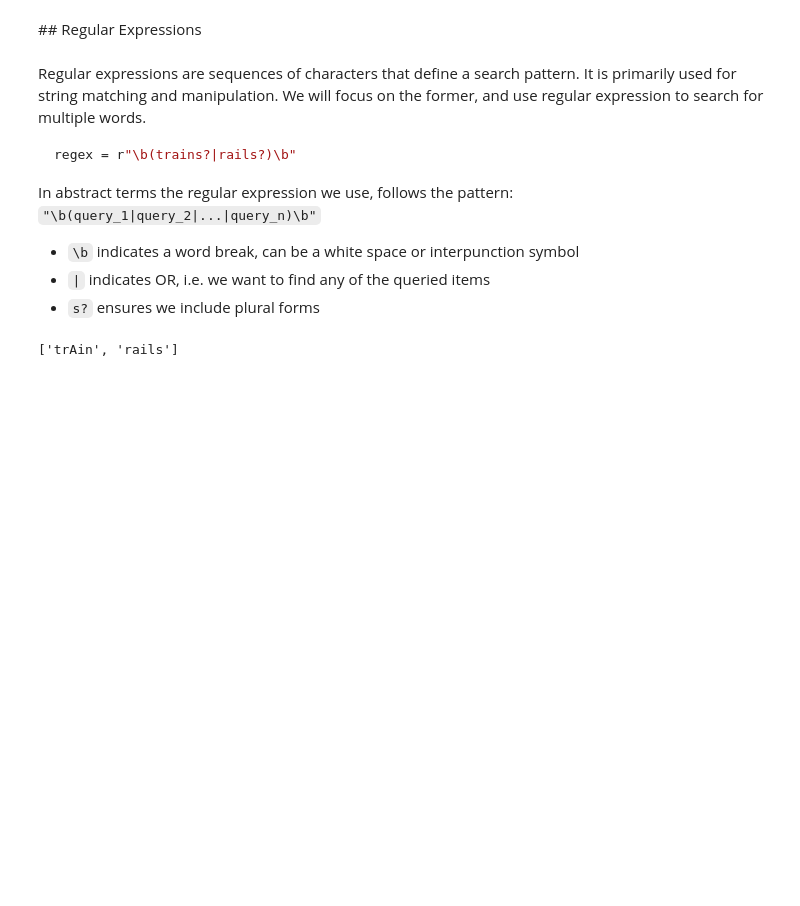
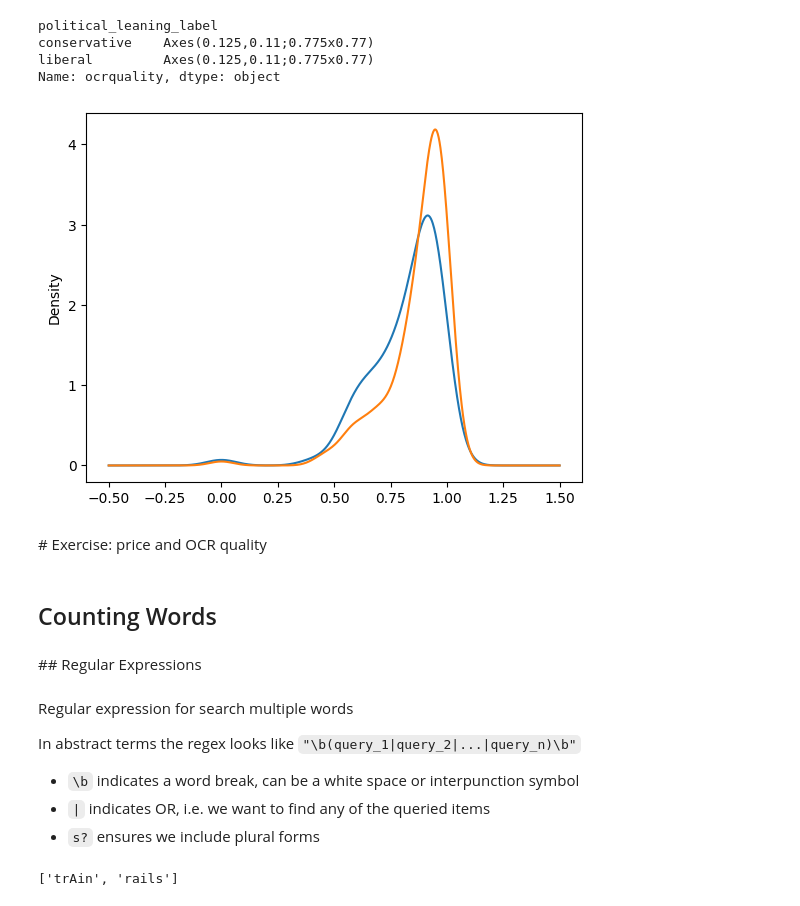
Before and after one commit to kasparvonbeelen/lancaster-newspaper-workshop, a Jupyter notebook: word_counts.ipynb, the cells around one changed output. Drawn from its saved outputs; the diff is of its cells as text; code cells hidden in the pictures; blank space fills up the shorter version.

````diff
--- a/word_counts.ipynb
+++ b/word_counts.ipynb
@@ -29,13 +55,22 @@ df.head(3)
+# %%
+df[df.political_leaning_label.isin(['conservative','liberal'])].groupby(['political_leaning_label'])['ocrquality'].plot(kind='density')
+# %% [output]
+political_leaning_label
+conservative    Axes(0.125,0.11;0.775x0.77)
+liberal         Axes(0.125,0.11;0.775x0.77)
+Name: ocrquality, dtype: object
+[figure, added]
+# %% [markdown]
+# Exercise: price and OCR quality
+# %% [markdown]
+
+## Counting Words
 # %% [markdown]
 ## Regular Expressions
 # %% [markdown]
-Regular expressions are sequences of characters that define a search pattern. It is primarily used for string matching and manipulation. We will focus on the former, and use regular expression to search for multiple words.
+Regular expression for search multiple words
 
-```python
-regex = r"\b(trains?|rails?)\b"
-```
-
-In abstract terms the regular expression we use, follows the pattern:
+In abstract terms the regex looks like
 `"\b(query_1|query_2|...|query_n)\b"`
 
 - `\b` indicates a word break, can be a white space or interpunction symbol
````
Also changed, not shown: parts of 24 cells of this notebook.
